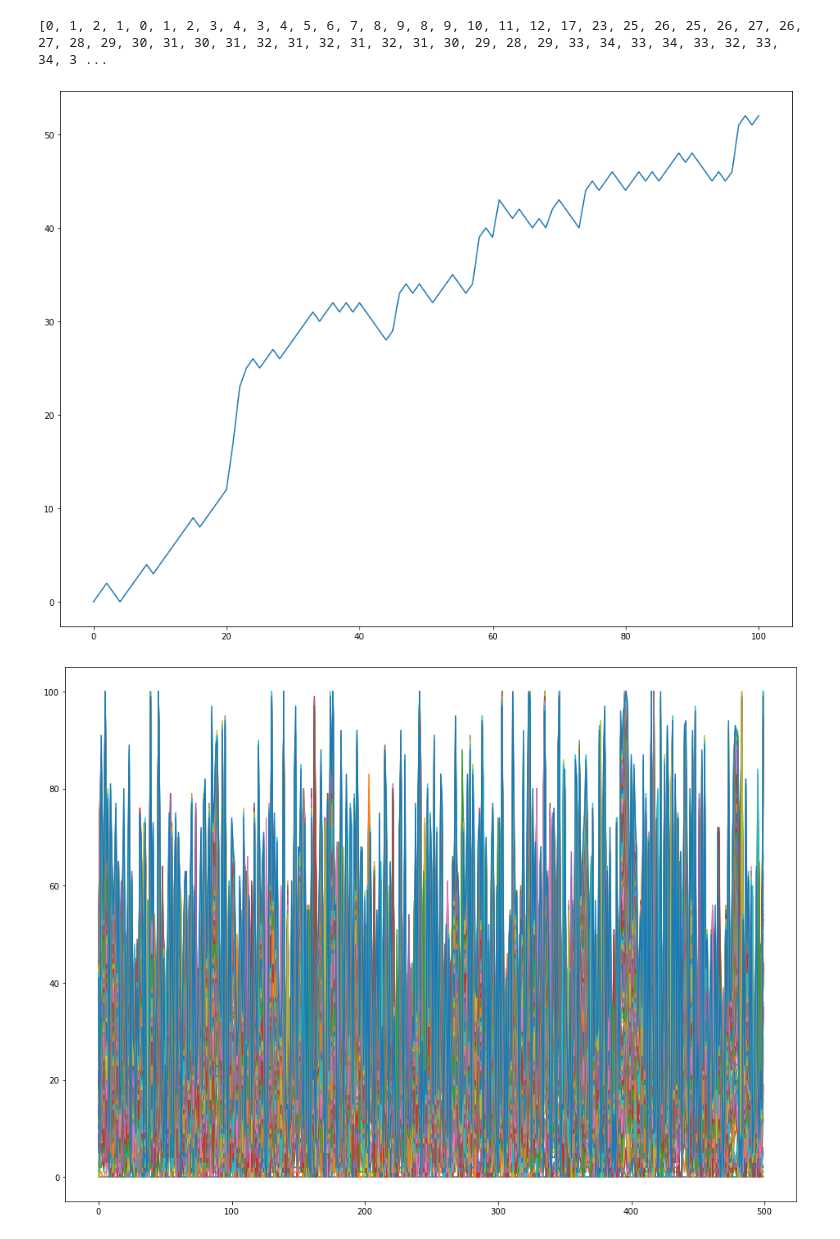
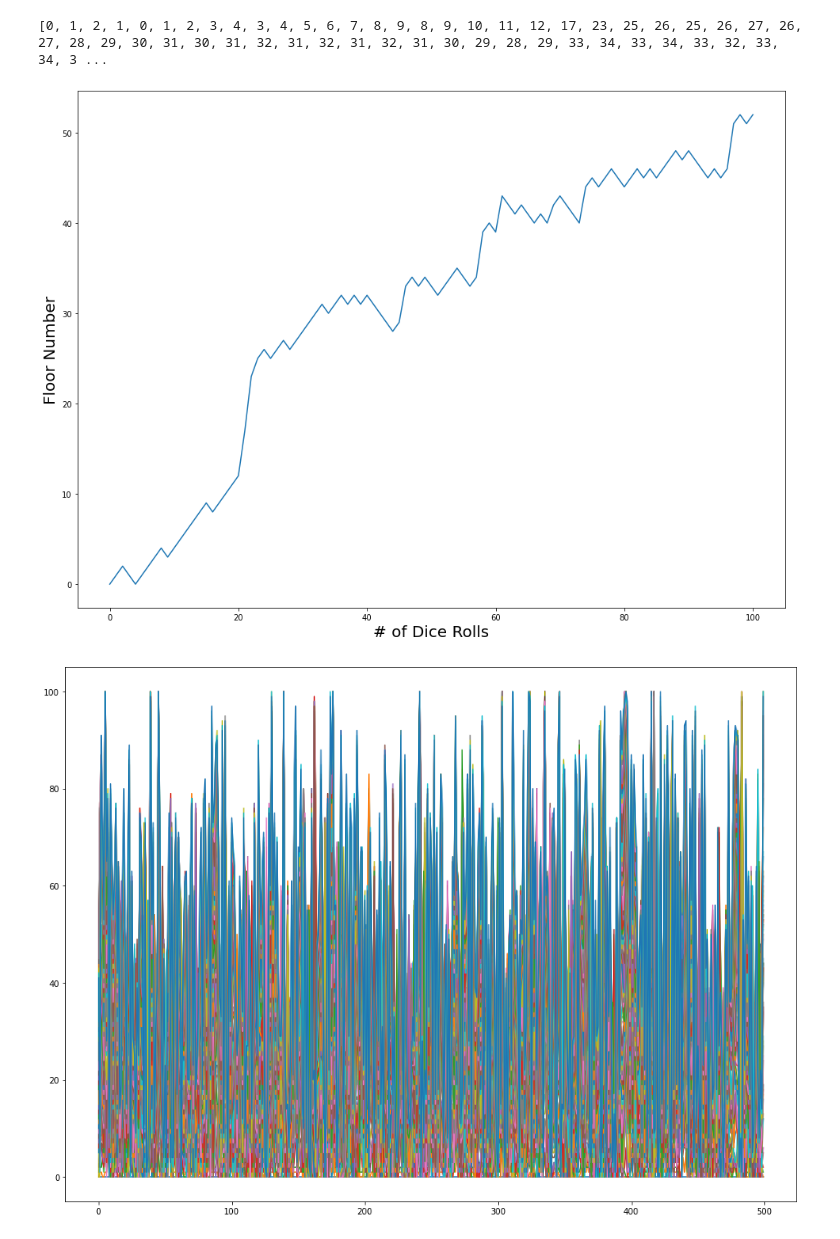
Before and after one commit to JS291/random_walk_practice, a Jupyter notebook: random_walk_practice.ipynb, the cells around one changed output. Saved outputs shown, nothing was run; the diff lists cells and outputs as text; code cells hidden in the pictures.

```diff
--- a/random_walk_practice.ipynb
+++ b/random_walk_practice.ipynb
@@ -55,11 +55,13 @@ print(random_walk)
 # %%
 # To get a better visual, we will plot it on a graph
 # Here we can see our journey throughout the floors, after 100 rolls we end up on the 52nd floor
 plt.figure(figsize=(16, 12))
+plt.ylabel("Floor Number", fontsize=20)
+plt.xlabel("# of Dice Rolls", fontsize=20)
 plt.plot(random_walk)
 plt.show()
 # %% [output]
-[figure, old version]
+[figure, new version]
 # %%
 # Let's do 500 trials now for a larger sample size
 all_walks=[]
```
Also changed, not shown: parts of 8 cells of this notebook.
